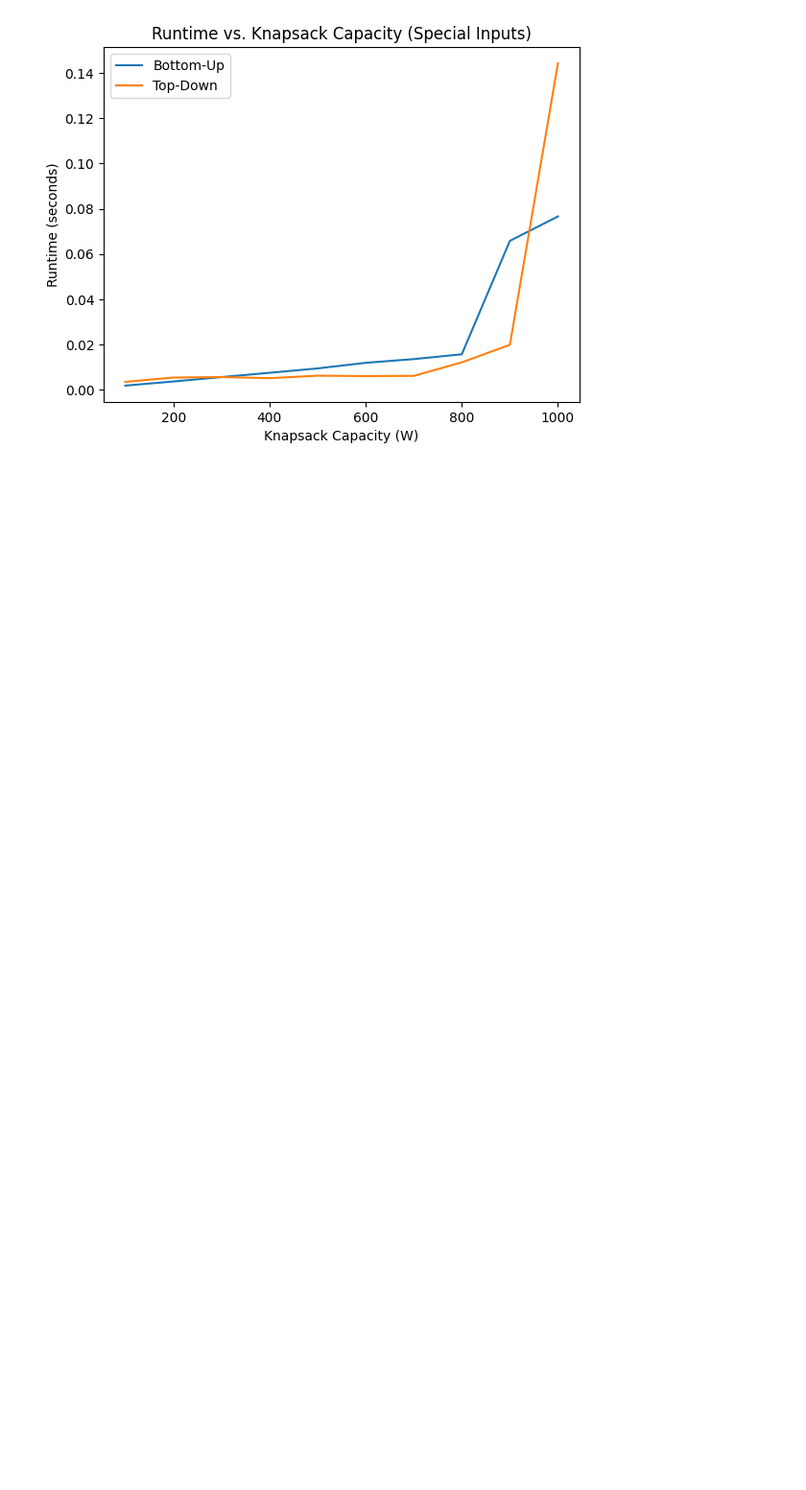
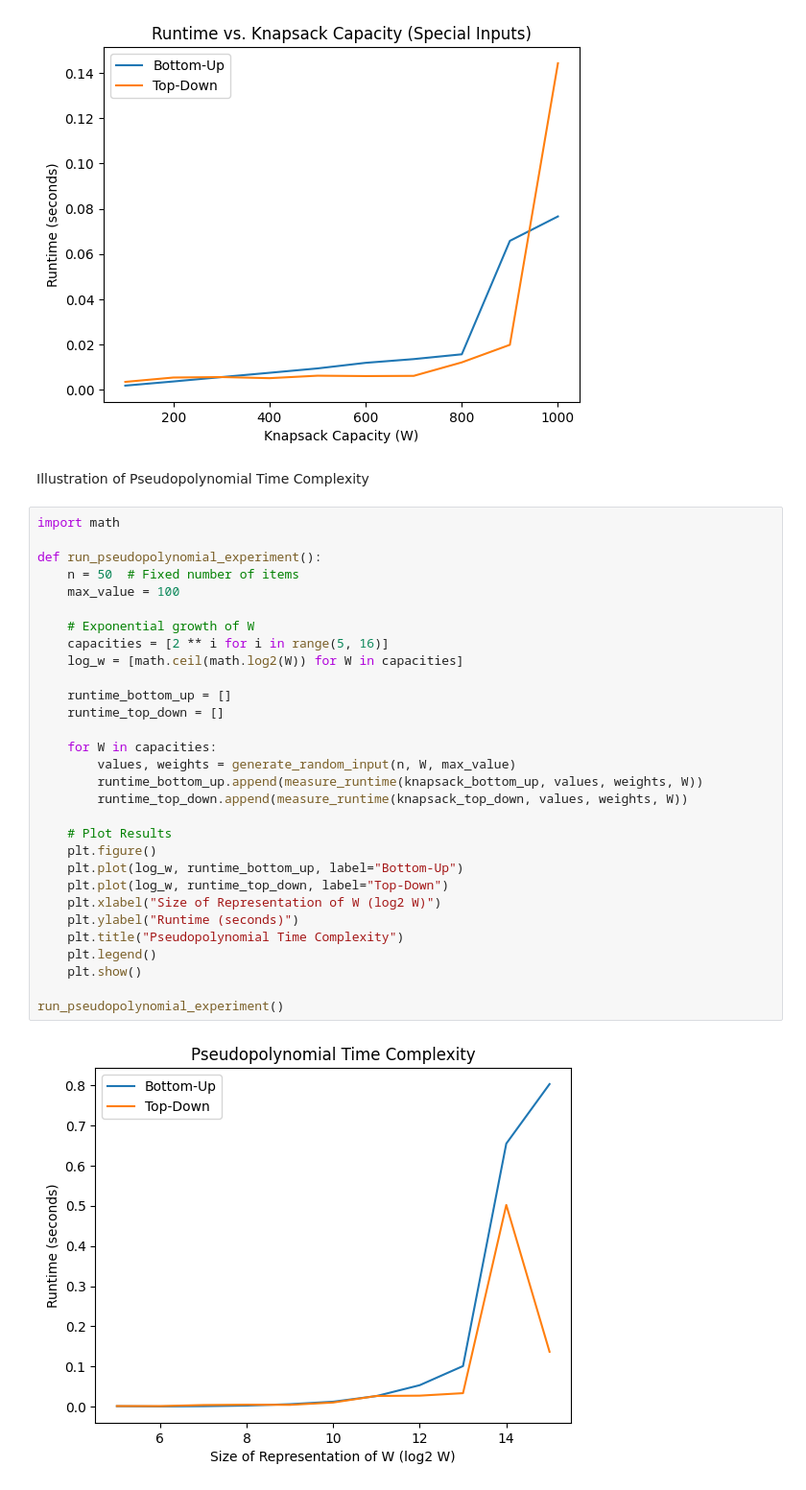
Before and after one commit to Targolb/Project3, a Jupyter notebook: project3.ipynb, the cells around one changed output. Shown at 96% size. Saved outputs shown, nothing was run; the diff lists cells and outputs as text; blank space fills up the shorter version.

```diff
--- a/project3.ipynb
+++ b/project3.ipynb
@@ -204,3 +204,37 @@ run_special_input_experiments()
 # %% [output]
 [figure]
 [figure]
+# %% [markdown]
+Illustration of Pseudopolynomial Time Complexity
+# %%
+import math
+
+def run_pseudopolynomial_experiment():
+    n = 50  # Fixed number of items
+    max_value = 100
+
+    # Exponential growth of W
+    capacities = [2 ** i for i in range(5, 16)]
+    log_w = [math.ceil(math.log2(W)) for W in capacities]
+
+    runtime_bottom_up = []
+    runtime_top_down = []
+
+    for W in capacities:
+        values, weights = generate_random_input(n, W, max_value)
+        runtime_bottom_up.append(measure_runtime(knapsack_bottom_up, values, weights, W))
+        runtime_top_down.append(measure_runtime(knapsack_top_down, values, weights, W))
+
+    # Plot Results
+    plt.figure()
+    plt.plot(log_w, runtime_bottom_up, label="Bottom-Up")
+    plt.plot(log_w, runtime_top_down, label="Top-Down")
+    plt.xlabel("Size of Representation of W (log2 W)")
+    plt.ylabel("Runtime (seconds)")
+    plt.title("Pseudopolynomial Time Complexity")
+    plt.legend()
+    plt.show()
+
+run_pseudopolynomial_experiment()
+# %% [output]
+[figure, added]
```
Also changed, not shown: 3 other files.
